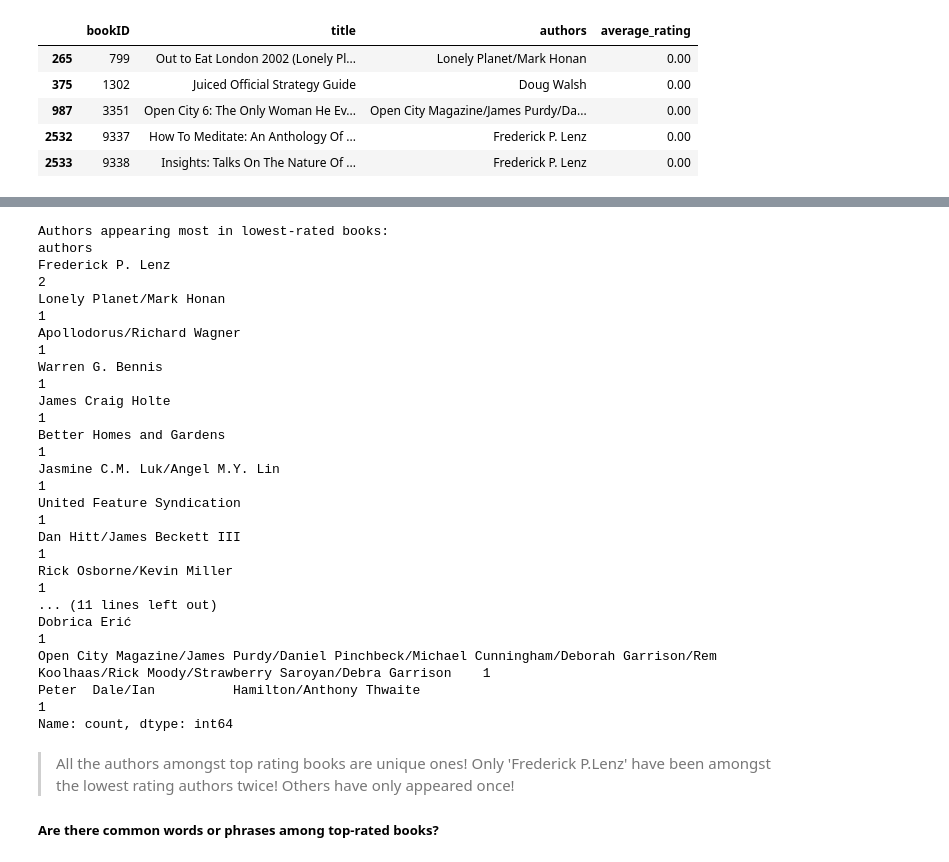
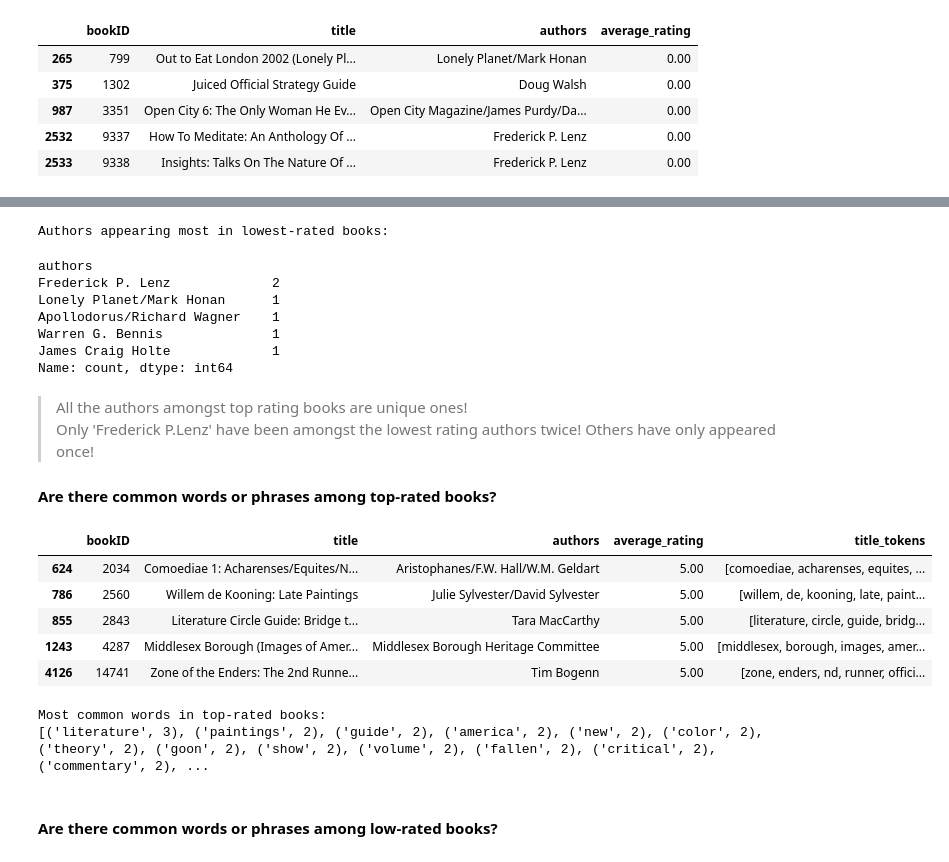
Before and after one commit to Darknight47/Data-Science-Projects-03, a Jupyter notebook: book_recommendation.ipynb, the cells around one changed output, grey strips where cells are left out. Cells and saved outputs as stored; diff of their text form; code cells hidden in the pictures.

Commit message:
common words among low and high rated books

```diff
--- a/book_recommendation.ipynb
+++ b/book_recommendation.ipynb
@@ -14,3 +14,11 @@ The dataset has the following features:
 import pandas as pd
 import matplotlib.pyplot as plt
 import seaborn as sns
+import re
+from collections import Counter
+import nltk
+from nltk.corpus import stopwords
+
+# Download stopwords
+nltk.download('stopwords')
+stop_words = set(stopwords.words('english'))
@@ -130,26 +133,41 @@ Name: count, dtype: int64
 # %%
 print("Authors appearing most in lowest-rated books:")
-print(low_authors_count)
+low_authors_count.head(5)
 # %% [output]
 Authors appearing most in lowest-rated books:
-authors
-Frederick P. Lenz                                                                                                                                2
-Lonely Planet/Mark Honan                                                                                                                         1
-Apollodorus/Richard Wagner                                                                                                                       1
-Warren G. Bennis                                                                                                                                 1
-James Craig Holte                                                                                                                                1
-Better Homes and Gardens                                                                                                                         1
-Jasmine C.M. Luk/Angel M.Y. Lin                                                                                                                  1
-United Feature Syndication                                                                                                                       1
-Dan Hitt/James Beckett III                                                                                                                       1
-Rick Osborne/Kevin Miller                                                                                                                        1
-... (11 lines left out)
-Dobrica Erić                                                                                                                                     1
-Open City Magazine/James Purdy/Daniel Pinchbeck/Michael Cunningham/Deborah Garrison/Rem Koolhaas/Rick Moody/Strawberry Saroyan/Debra Garrison    1
-Peter  Dale/Ian          Hamilton/Anthony Thwaite                                                                                                1
-Name: count, dtype: int64
+authors
+Frederick P. Lenz             2
+Lonely Planet/Mark Honan      1
+Apollodorus/Richard Wagner    1
+Warren G. Bennis              1
+James Craig Holte             1
+Name: count, dtype: int64
 # %% [markdown]
 > All the authors amongst top rating books are unique ones!
 > Only 'Frederick P.Lenz' have been amongst the lowest rating authors twice! Others have only appeared once!
 
-##### Are there common words or phrases among top-rated books?
+#### Are there common words or phrases among top-rated books?
+# %%
+# Function to clean and tokenize titles
+def tokenize_title(title):
+    title = str(title).lower()  # Convert to lowercase
+    title = re.sub(r'[\(\)]', '', title)  # Remove parentheses
+    title = re.sub(r'/', ' ', title)  # Replace slashes with space
+    title = re.sub(r'[^a-z\s]', '', title)  # Remove any remaining non-alphabetic characters
+    words = title.split()
+    words = [word for word in words if word not in stop_words]  # Remove stopwords
+    return words
+# %%
+# Apply tokenization to top-rated book titles
+# Make a copy to avoid SettingWithCopyWarning
+highest_rated_books = highest_rated_books.copy()
+highest_rated_books['title_tokens'] = highest_rated_books['title'].apply(tokenize_title)
+# %%
+highest_rated_books.head()
+# %% [output]
+|  | bookID | title | authors | average_rating | title_tokens |
+| 624 | 2034 | Comoediae 1: Acharenses/Equites/N... | Aristophanes/F.W. Hall/W.M. Geldart | 5.00 | [comoediae, acharenses, equites, ... |
+| 786 | 2560 | Willem de Kooning: Late Paintings | Julie Sylvester/David Sylvester | 5.00 | [willem, de, kooning, late, paint... |
+| 855 | 2843 | Literature Circle Guide: Bridge t... | Tara MacCarthy | 5.00 | [literature, circle, guide, bridg... |
+| 1243 | 4287 | Middlesex Borough (Images of Amer... | Middlesex Borough Heritage Committee | 5.00 | [middlesex, borough, images, amer... |
+| 4126 | 14741 | Zone of the Enders: The 2nd Runne... | Tim Bogenn | 5.00 | [zone, enders, nd, runner, offici... |
@@ -155,0 +180,9 @@ Name: count, dtype: int64
+# %%
+# Display the most common words
+print("Most common words in top-rated books:")
+print(word_freq.most_common(20))  # Show top 20 most frequent words
+# %% [output]
+Most common words in top-rated books:
+[('literature', 3), ('paintings', 2), ('guide', 2), ('america', 2), ('new', 2), ('color', 2), ('theory', 2), ('goon', 2), ('show', 2), ('volume', 2), ('fallen', 2), ('critical', 2), ('commentary', 2), ...
+# %% [markdown]
+#### Are there common words or phrases among low-rated books?
```
Also changed, not shown: parts of 9 cells of this notebook.
